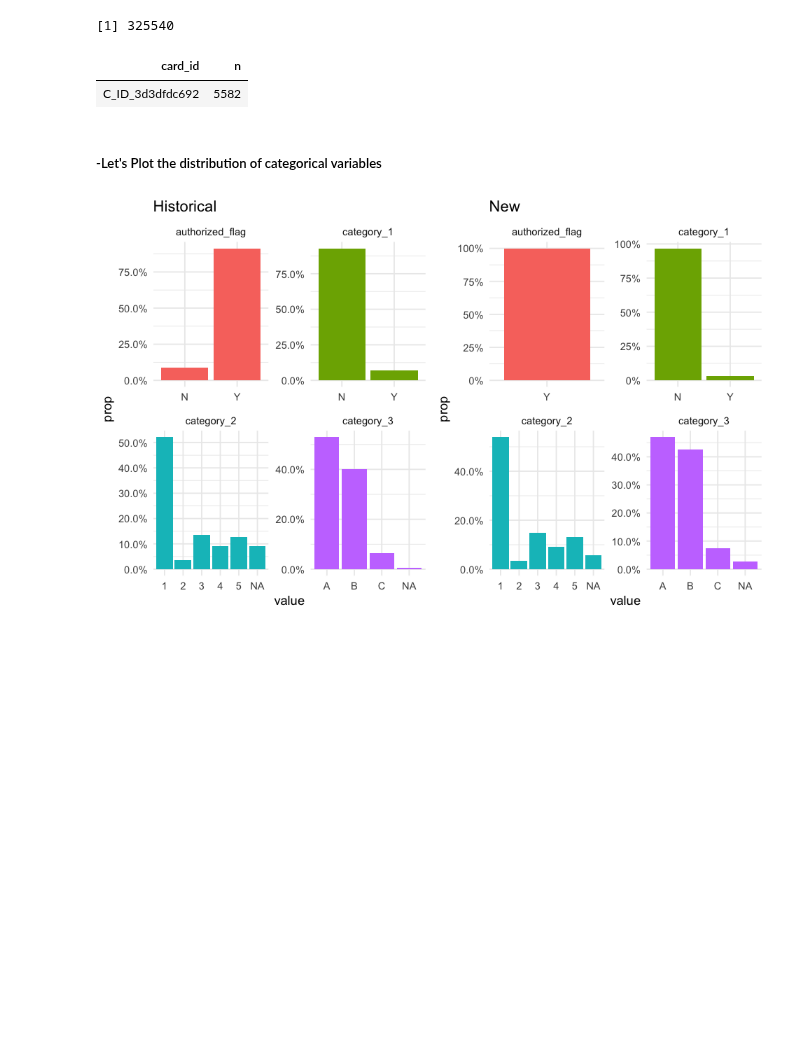
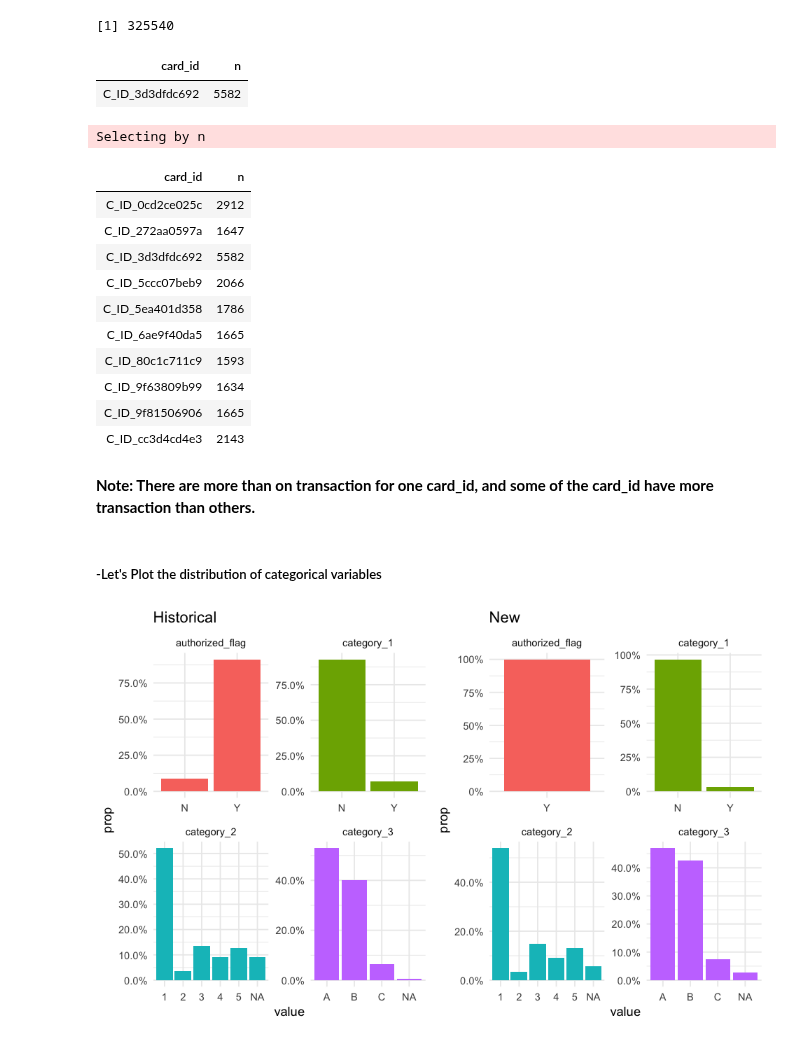
Before and after one commit to hsing-yi-wang/Kaggle_Projects, a Jupyter notebook: Elo_Merchant.ipynb, the cells around one changed output. Saved outputs shown, nothing was run; the diff lists cells and outputs as text; code cells hidden in the pictures; blank space fills up the shorter version.

Commit message:
check card_id

```diff
--- a/Elo_Merchant.ipynb
+++ b/Elo_Merchant.ipynb
@@ -39,12 +39,12 @@ install.packages('anytime')
 # %% [markdown]
 ## Load Data
 # %%
-# historical_transactions <- read_csv("/Users/eve7947/Downloads/elo-merchant-category-recommendation/historical_transactions.csv")
-# merchants <- read_csv("/Users/eve7947/Downloads/elo-merchant-category-recommendation/merchants.csv")
-# new_merchant_transactions <- read_csv("/Users/eve7947/Downloads/elo-merchant-category-recommendation/new_merchant_transactions.csv")
-# sample_submission <- read_csv("/Users/eve7947/Downloads/elo-merchant-category-recommendation/sample_submission.csv")
-# test <- read_csv("/Users/eve7947/Downloads/elo-merchant-category-recommendation/test.csv")
-# train <- read_csv("/Users/eve7947/Downloads/elo-merchant-category-recommendation/train.csv")
+historical_transactions <- read_csv("/Users/eve7947/Downloads/elo-merchant-category-recommendation/historical_transactions.csv")
+merchants <- read_csv("/Users/eve7947/Downloads/elo-merchant-category-recommendation/merchants.csv")
+new_merchant_transactions <- read_csv("/Users/eve7947/Downloads/elo-merchant-category-recommendation/new_merchant_transactions.csv")
+sample_submission <- read_csv("/Users/eve7947/Downloads/elo-merchant-category-recommendation/sample_submission.csv")
+test <- read_csv("/Users/eve7947/Downloads/elo-merchant-category-recommendation/test.csv")
+train <- read_csv("/Users/eve7947/Downloads/elo-merchant-category-recommendation/train.csv")
 # %% [markdown]
 ## 2. Describe Data
 # %% [markdown]
@@ -303,6 +305,23 @@ htrans %>% count(card_id) %>% filter(n==max(n))
 # %% [output]
 | card_id | n |
 | C_ID_3d3dfdc692 | 5582 |
+# %%
+htrans %>% count(card_id) %>% top_n(n=10)
+# %% [output]
+Selecting by n
+| card_id | n |
+| C_ID_0cd2ce025c | 2912 |
+| C_ID_272aa0597a | 1647 |
+| C_ID_3d3dfdc692 | 5582 |
+| C_ID_5ccc07beb9 | 2066 |
+| C_ID_5ea401d358 | 1786 |
+| C_ID_6ae9f40da5 | 1665 |
+| C_ID_80c1c711c9 | 1593 |
+| C_ID_9f63809b99 | 1634 |
+| C_ID_9f81506906 | 1665 |
+| C_ID_cc3d4cd4e3 | 2143 |
+# %% [markdown]
+**Note: There are more than on transaction for one card_id, and some of the card_id have more transaction than others.**
 # %% [markdown]
 ##### -Let's Plot the distribution of categorical variables
 # %%
```
Also changed, not shown: parts of 2 cells of this notebook.
